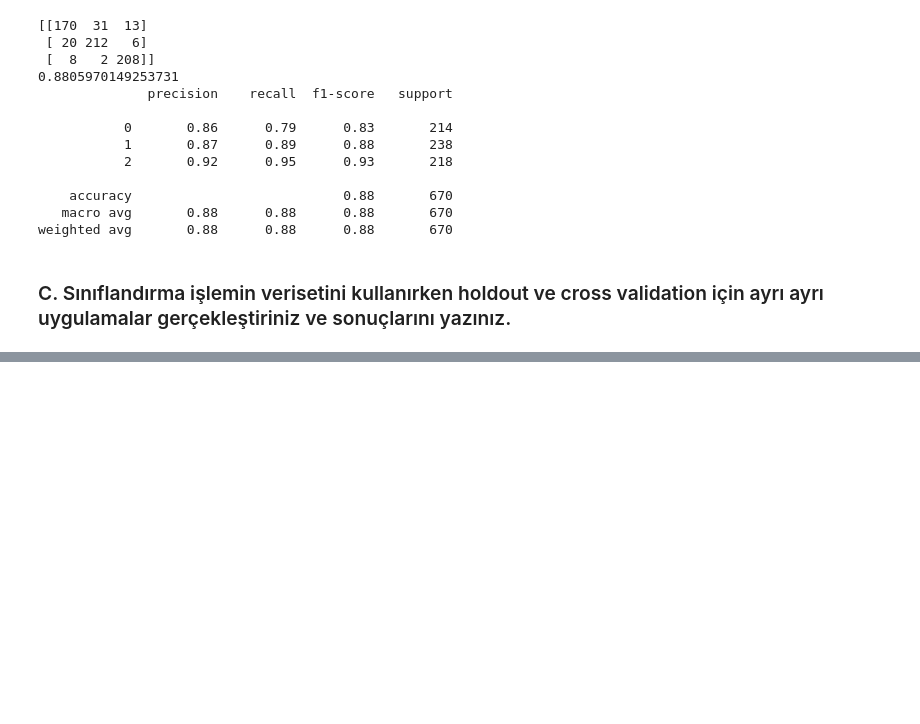
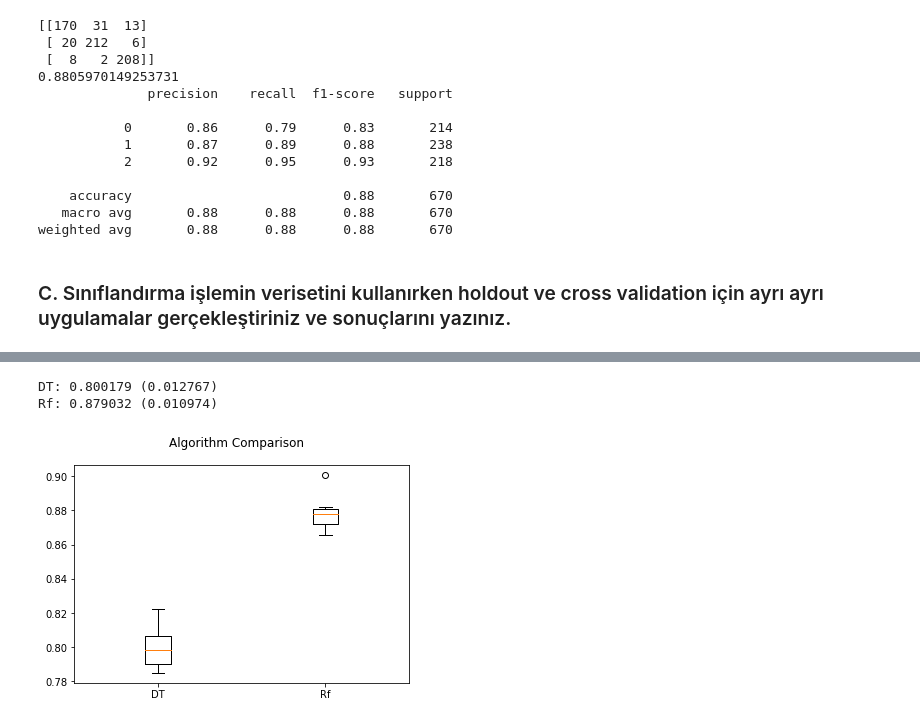
Before and after one commit to AbderrhmanAbdellatif/Data-Mining-Techniques, a Jupyter notebook: vize/vize.ipynb, the cells around one changed output, grey strips where cells are left out. Saved outputs shown, nothing was run; the diff lists cells and outputs as text; code cells hidden in the pictures; blank space fills up the shorter version.

```diff
--- a/vize/vize.ipynb
+++ b/vize/vize.ipynb
@@ -346,0 +349,26 @@ NameError: name 'KFold' is not defined
+# %%
+# Compare Algorithms
+# prepare models
+models = []
+models.append(('DT', DecisionTreeClassifier()))
+models.append(('Rf', RandomForestClassifier()))
+# evaluate each model in turn
+results = []
+names = []
+for name, model in models:
+    cv_results = cross_val_score(model,x,y, cv=kfolds, scoring='accuracy')
+    results.append(cv_results)
+    names.append(name)
+    msg = "%s: %f (%f)" % (name, cv_results.mean(), cv_results.std())
+    print(msg)
+# boxplot algorithm comparison
+fig = plt.figure()
+fig.suptitle('Algorithm Comparison')
+ax = fig.add_subplot(111)
+plt.boxplot(results)
+ax.set_xticklabels(names)
+plt.show()
+# %% [output]
+DT: 0.800179 (0.012767)
+Rf: 0.879032 (0.010974)
+[figure, added]
```
Also changed, not shown: parts of 3 cells of this notebook.
